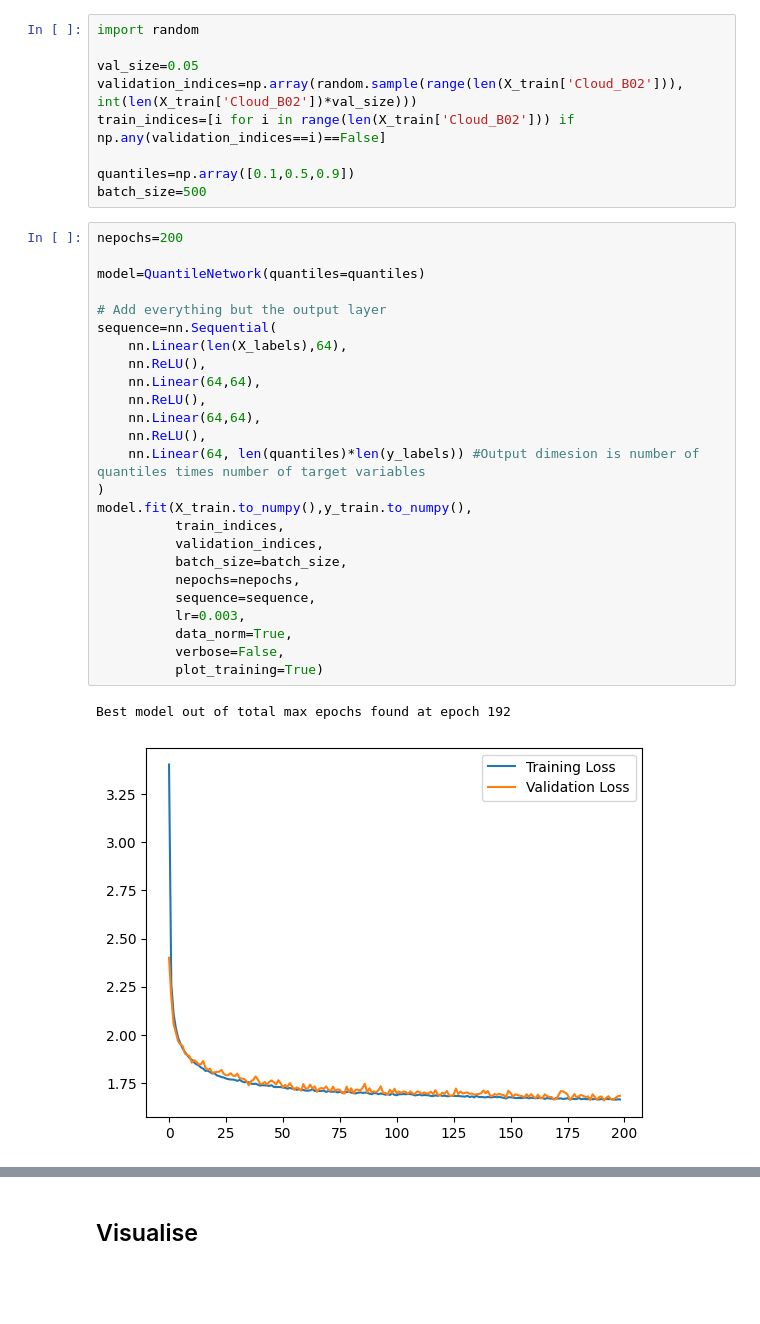
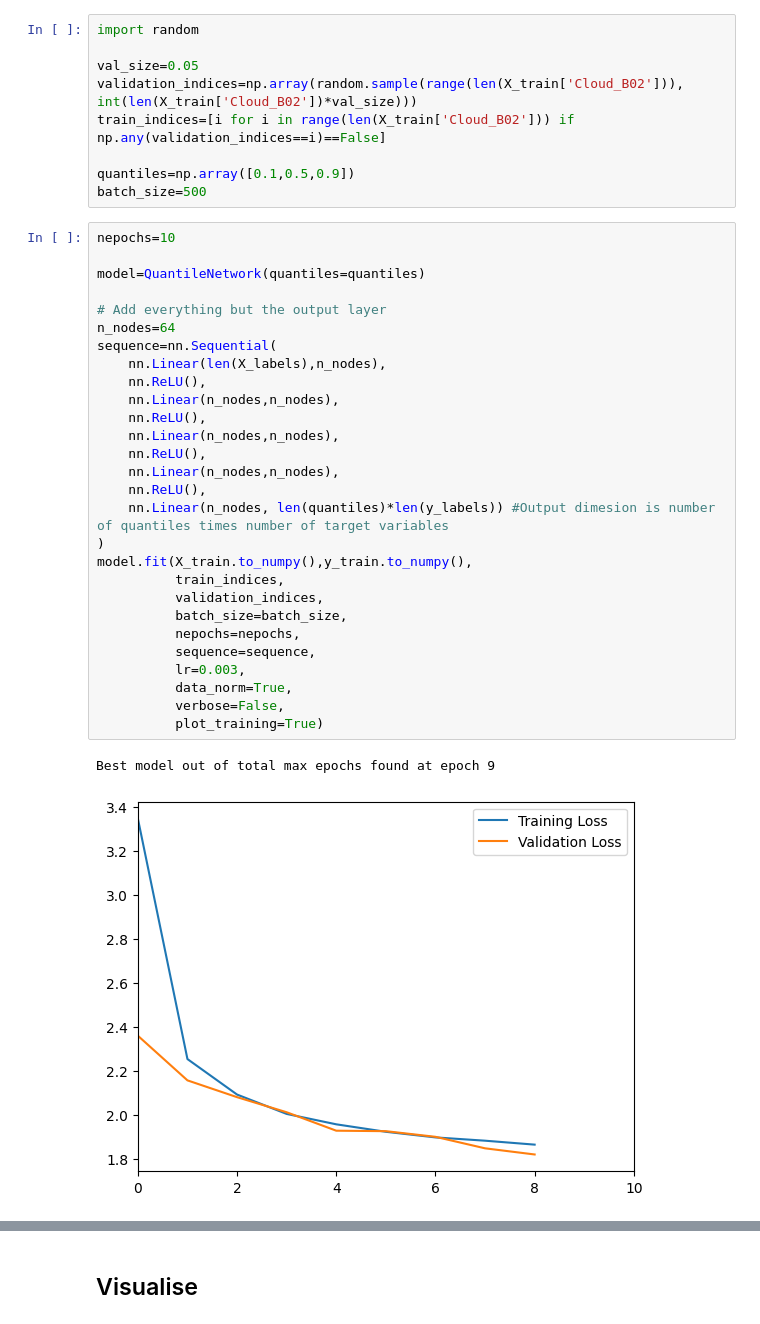
Before and after one commit to filipronn/SEEX30_Cloud_Fog, a Jupyter notebook: Cloud_rm/torch_qrnn_own.ipynb, the cells around one changed output, grey strips where cells are left out. Cells and saved outputs as stored; diff of their text form; blank space fills up the shorter version.

```diff
--- a/Cloud_rm/torch_qrnn_own.ipynb
+++ b/Cloud_rm/torch_qrnn_own.ipynb
@@ -102,33 +102,36 @@ train_indices=[i for i in range(len(X_train['Cloud_B02'])) if np.any(validation_
 quantiles=np.array([0.1,0.5,0.9])
 batch_size=500
 # %%
-nepochs=200
+nepochs=10
 
 model=QuantileNetwork(quantiles=quantiles)
 
 # Add everything but the output layer
+n_nodes=64
 sequence=nn.Sequential(
-    nn.Linear(len(X_labels),64),
+    nn.Linear(len(X_labels),n_nodes),
     nn.ReLU(),
-    nn.Linear(64,64),
+    nn.Linear(n_nodes,n_nodes),
     nn.ReLU(),
-    nn.Linear(64,64),
+    nn.Linear(n_nodes,n_nodes),
     nn.ReLU(),
-    nn.Linear(64, len(quantiles)*len(y_labels)) #Output dimesion is number of quantiles times number of target variables
+    nn.Linear(n_nodes,n_nodes),
+    nn.ReLU(),
+    nn.Linear(n_nodes, len(quantiles)*len(y_labels)) #Output dimesion is number of quantiles times number of target variables
 )
 model.fit(X_train.to_numpy(),y_train.to_numpy(),
           train_indices,
           validation_indices,
           batch_size=batch_size,
           nepochs=nepochs,
           sequence=sequence,
           lr=0.003,
           data_norm=True,
           verbose=False,
           plot_training=True)
 # %% [output]
-Best model out of total max epochs found at epoch 192
+Best model out of total max epochs found at epoch 9
-[figure, old version]
+[figure, new version]
 # %%
 preds = model.predict(X_test.to_numpy())
 mse=mean_squared_error(y_test.to_numpy(),preds[:,:,1])
```
Also changed, not shown: parts of 13 cells of this notebook, 2 other files.
